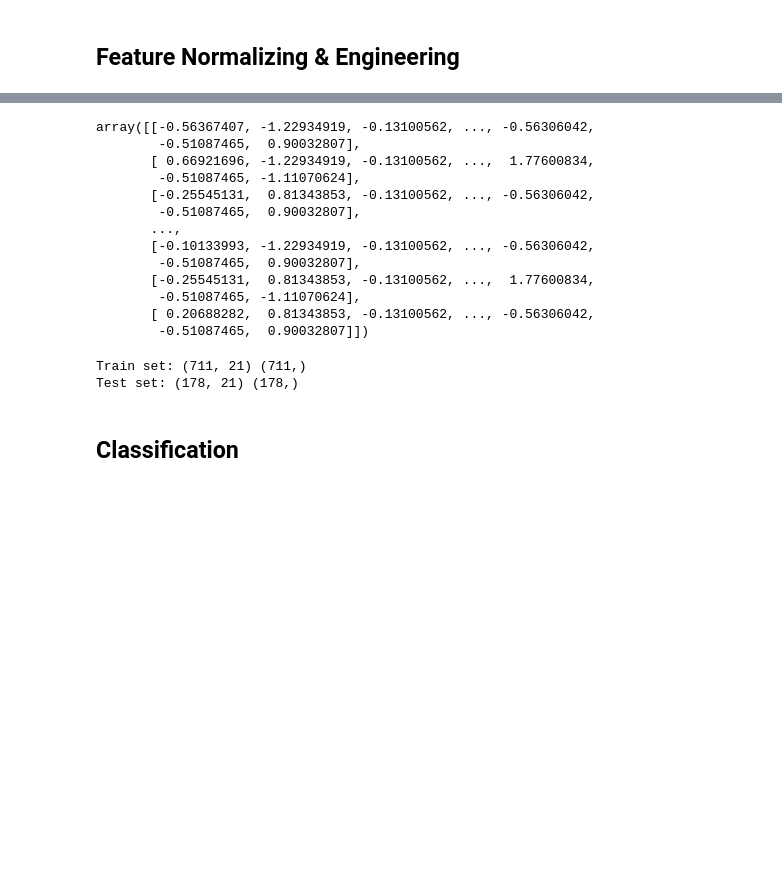
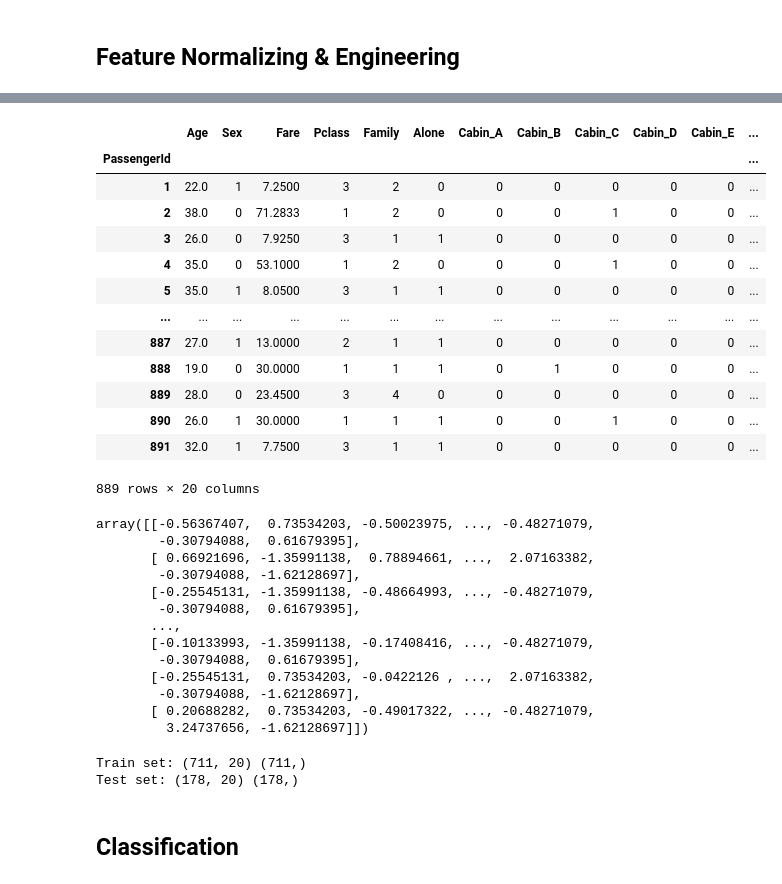
Before and after one commit to sami12rom/Titanic, a Jupyter notebook: Notebook.ipynb, the cells around one changed output, grey strips where cells are left out. Cells and saved outputs as stored; diff of their text form; code cells hidden in the pictures; blank space fills up the shorter version.

```diff
--- a/Notebook.ipynb
+++ b/Notebook.ipynb
@@ -123,20 +95,42 @@ x
+# %%
+#Features = data.columns.difference(['Survived'])
+#x = data[Features]
+x = data.loc[:,data.columns != 'Cabin_T']
+x = x.loc[:,x.columns != 'Survived']
+y=data['Survived'].values
+x
+# %% [output]
+|  | Age | Sex | Fare | Pclass | Family | Alone | Cabin_A | Cabin_B | Cabin_C | Cabin_D | Cabin_E | ... |
+| PassengerId |  |  |  |  |  |  |  |  |  |  |  | ... |
+| 1 | 22.0 | 1 | 7.2500 | 3 | 2 | 0 | 0 | 0 | 0 | 0 | 0 | ... |
+| 2 | 38.0 | 0 | 71.2833 | 1 | 2 | 0 | 0 | 0 | 1 | 0 | 0 | ... |
+| 3 | 26.0 | 0 | 7.9250 | 3 | 1 | 1 | 0 | 0 | 0 | 0 | 0 | ... |
+| 4 | 35.0 | 0 | 53.1000 | 1 | 2 | 0 | 0 | 0 | 1 | 0 | 0 | ... |
+| 5 | 35.0 | 1 | 8.0500 | 3 | 1 | 1 | 0 | 0 | 0 | 0 | 0 | ... |
+| ... | ... | ... | ... | ... | ... | ... | ... | ... | ... | ... | ... | ... |
+| 887 | 27.0 | 1 | 13.0000 | 2 | 1 | 1 | 0 | 0 | 0 | 0 | 0 | ... |
+| 888 | 19.0 | 0 | 30.0000 | 1 | 1 | 1 | 0 | 1 | 0 | 0 | 0 | ... |
+| 889 | 28.0 | 0 | 23.4500 | 3 | 4 | 0 | 0 | 0 | 0 | 0 | 0 | ... |
+| 890 | 26.0 | 1 | 30.0000 | 1 | 1 | 1 | 0 | 0 | 1 | 0 | 0 | ... |
+| 891 | 32.0 | 1 | 7.7500 | 3 | 1 | 1 | 0 | 0 | 0 | 0 | 0 | ... |
+889 rows × 20 columns
 # %%
 x= preprocessing.StandardScaler().fit(x).transform(x)
 x
 # %% [output]
-array([[-0.56367407, -1.22934919, -0.13100562, ..., -0.56306042,
-        -0.51087465,  0.90032807],
-       [ 0.66921696, -1.22934919, -0.13100562, ...,  1.77600834,
-        -0.51087465, -1.11070624],
-       [-0.25545131,  0.81343853, -0.13100562, ..., -0.56306042,
-        -0.51087465,  0.90032807],
+array([[-0.56367407,  0.73534203, -0.50023975, ..., -0.48271079,
+        -0.30794088,  0.61679395],
+       [ 0.66921696, -1.35991138,  0.78894661, ...,  2.07163382,
+        -0.30794088, -1.62128697],
+       [-0.25545131, -1.35991138, -0.48664993, ..., -0.48271079,
+        -0.30794088,  0.61679395],
        ...,
-       [-0.10133993, -1.22934919, -0.13100562, ..., -0.56306042,
-        -0.51087465,  0.90032807],
-       [-0.25545131,  0.81343853, -0.13100562, ...,  1.77600834,
-        -0.51087465, -1.11070624],
-       [ 0.20688282,  0.81343853, -0.13100562, ..., -0.56306042,
-        -0.51087465,  0.90032807]])
+       [-0.10133993, -1.35991138, -0.17408416, ..., -0.48271079,
+        -0.30794088,  0.61679395],
+       [-0.25545131,  0.73534203, -0.0422126 , ...,  2.07163382,
+        -0.30794088, -1.62128697],
+       [ 0.20688282,  0.73534203, -0.49017322, ..., -0.48271079,
+         3.24737656, -1.62128697]])
 # %%
 from sklearn.model_selection import train_test_split
 from sklearn.neighbors import KNeighborsClassifier
@@ -152,8 +146,8 @@ x_train, x_test, y_train, y_test = train_test_split( x, y, test_size=0.2, random
 print ('Train set:', x_train.shape,  y_train.shape)
 print ('Test set:', x_test.shape,  y_test.shape)
 # %% [output]
-Train set: (711, 21) (711,)
-Test set: (178, 21) (178,)
+Train set: (711, 20) (711,)
+Test set: (178, 20) (178,)
 # %% [markdown]
 ## Classification
 # %% [markdown]
```
Also changed, not shown: parts of 18 cells of this notebook, 1 other file.
